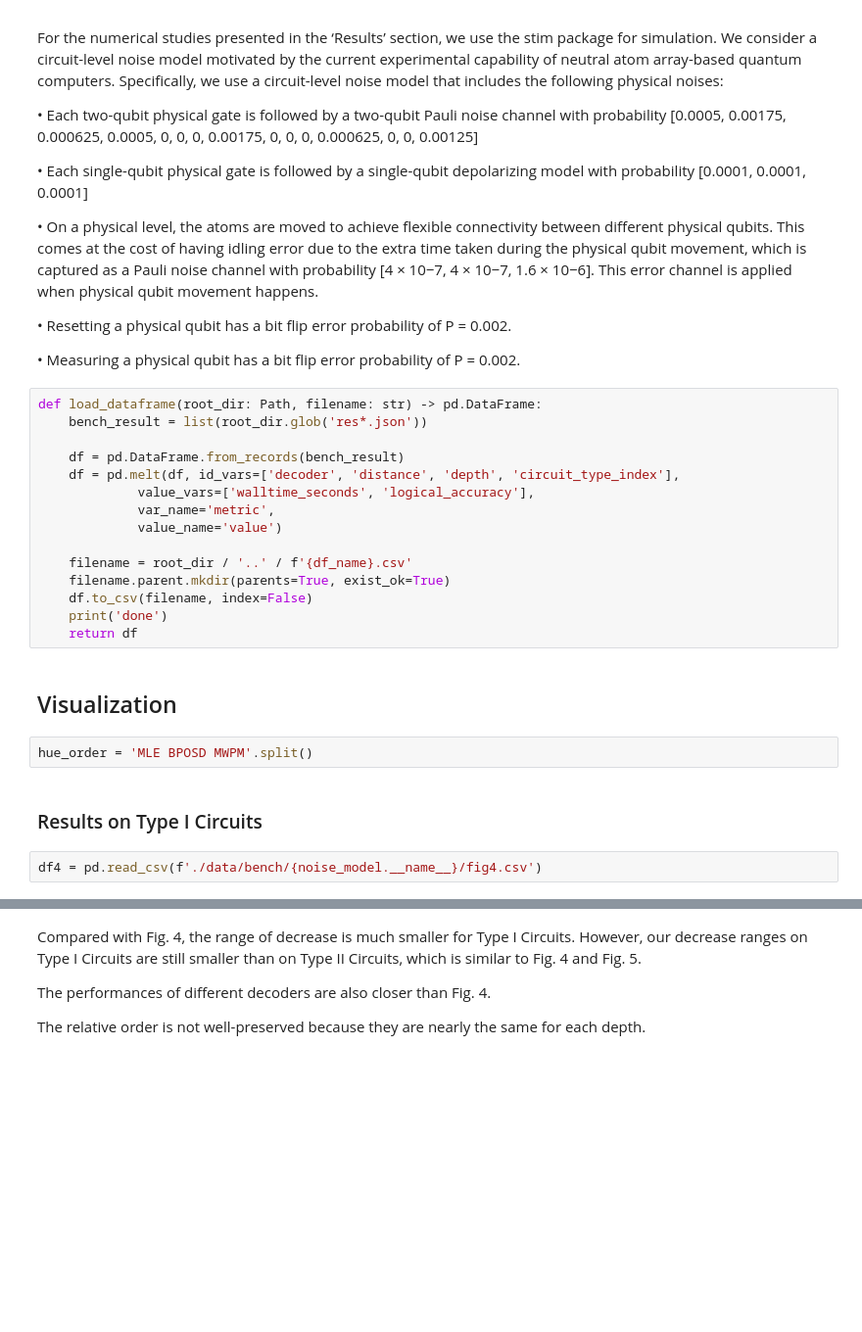
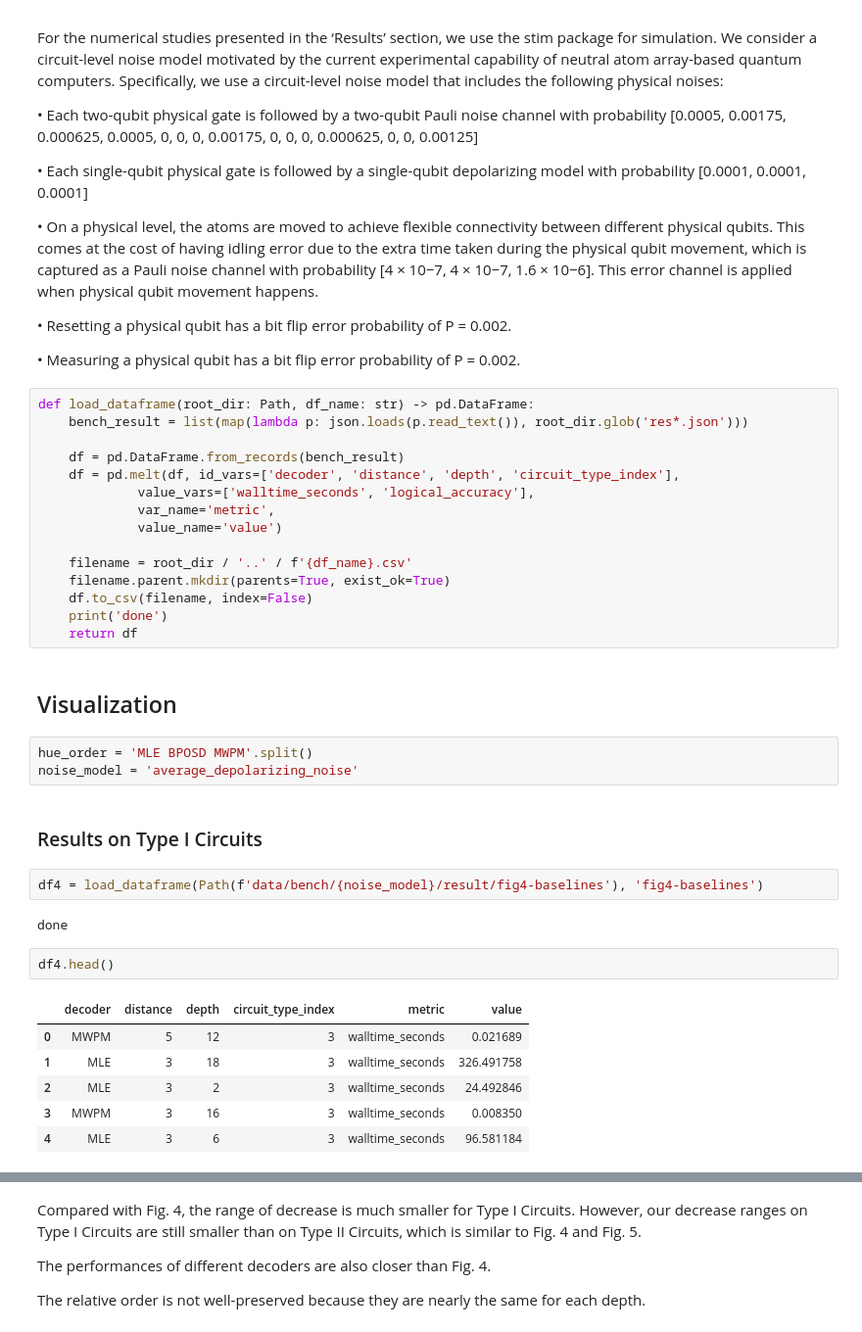
Before and after one commit to congfeng4/MCCD, a Jupyter notebook: visualize.ipynb, the cells around one changed output, grey strips where cells are left out. Shown: that part at 98% size. Drawn from its saved outputs; the diff is of its cells as text; blank space fills up the shorter version.

```diff
--- a/visualize.ipynb
+++ b/visualize.ipynb
@@ -110,8 +104,8 @@ For the numerical studies presented in the ‘Results’ section, we use the sti
 
 • Measuring a physical qubit has a bit flip error probability of P = 0.002.
 # %%
-def load_dataframe(root_dir: Path, filename: str) -> pd.DataFrame:
-    bench_result = list(root_dir.glob('res*.json'))
+def load_dataframe(root_dir: Path, df_name: str) -> pd.DataFrame:
+    bench_result = list(map(lambda p: json.loads(p.read_text()), root_dir.glob('res*.json')))
 
     df = pd.DataFrame.from_records(bench_result)
     df = pd.melt(df, id_vars=['decoder', 'distance', 'depth', 'circuit_type_index'],
@@ -128,10 +122,22 @@ def load_dataframe(root_dir: Path, filename: str) -> pd.DataFrame:
 ## Visualization
 # %%
 hue_order = 'MLE BPOSD MWPM'.split()
+noise_model = 'average_depolarizing_noise'
 # %% [markdown]
 ### Results on Type I Circuits
 # %%
-df4 = pd.read_csv(f'./data/bench/{noise_model.__name__}/fig4.csv')
+df4 = load_dataframe(Path(f'data/bench/{noise_model}/result/fig4-baselines'), 'fig4-baselines')
+# %% [output]
+done
+# %%
+df4.head()
+# %% [output]
+|  | decoder | distance | depth | circuit_type_index | metric | value |
+| 0 | MWPM | 5 | 12 | 3 | walltime_seconds | 0.021689 |
+| 1 | MLE | 3 | 18 | 3 | walltime_seconds | 326.491758 |
+| 2 | MLE | 3 | 2 | 3 | walltime_seconds | 24.492846 |
+| 3 | MWPM | 3 | 16 | 3 | walltime_seconds | 0.008350 |
+| 4 | MLE | 3 | 6 | 3 | walltime_seconds | 96.581184 |
 # %%
 plt.figure(figsize=(12,5))
 ax=plt.subplot(121)
```
Also changed, not shown: parts of 3 cells of this notebook, 4 other files.
